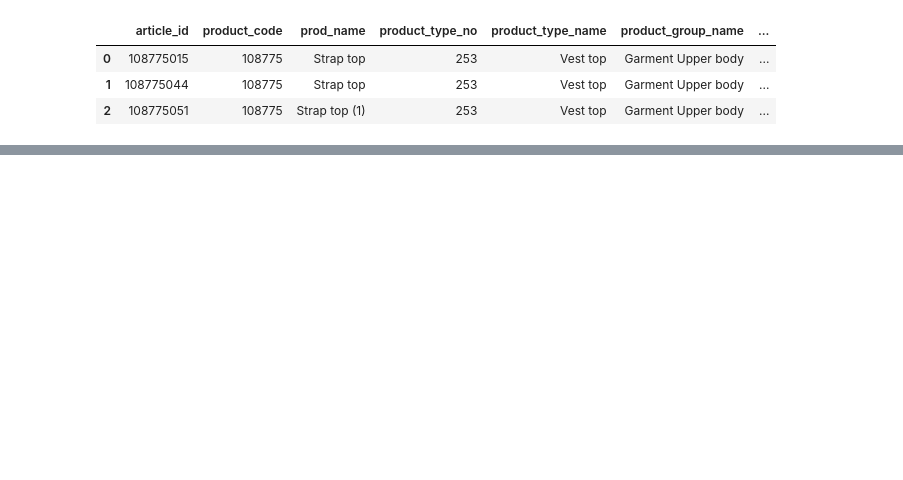
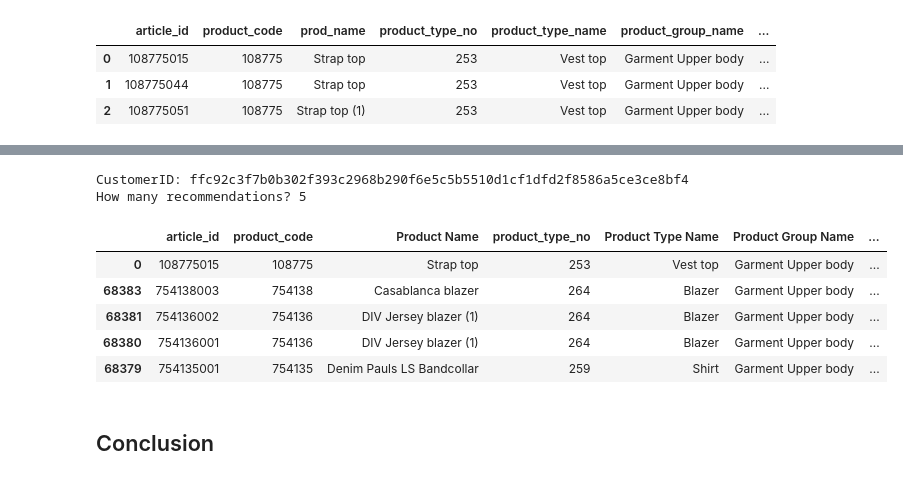
Before and after one commit to aliceagrawal/HM-Recommender-System-App, a Jupyter notebook: H&M-CollaborativeFilteringModeling.ipynb, the cells around one changed output, grey strips where cells are left out. Saved outputs shown, nothing was run; the diff lists cells and outputs as text; code cells hidden in the pictures; blank space fills up the shorter version.

```diff
--- a/H&M-CollaborativeFilteringModeling.ipynb
+++ b/H&M-CollaborativeFilteringModeling.ipynb
@@ -499,0 +486,17 @@ def generate_recommendation(user_id, model, metadata, thresh=4):
+# %%
+def customer_article_recommend():
+
+    user = input('CustomerID: ')
+    n_recs = int(input('How many recommendations? '))
+
+    have_bought = list(df_customer.loc[customer, 'article_id'])
+    not_bought = meta_articles.copy()
+    not_bought.drop(have_bought, inplace=True)
+    not_bought.reset_index(inplace=True)
+    not_bought['est_purchase'] = not_bought['article_id'].apply(lambda x: final_model.predict(customer, x).est)
+    not_bought.sort_values(by='est_purchase', ascending=False, inplace=True)
+
+    not_bought.rename(columns={'prod_name':'Product Name', 'author':'Author',
+                               'product_type_name':'Product Type Name', 'product_group_name':'Product Group Name',
+                               'index_group_name':'Index Group Name', 'garment_group_name ':'Garment Group Name'}, inplace=True)
+    return not_bought.head(n_recs)
@@ -499,0 +505,2 @@ def generate_recommendation(user_id, model, metadata, thresh=4):
+# %%
+pd.set_option('display.max_colwidth', None)
@@ -499,0 +516,13 @@ def generate_recommendation(user_id, model, metadata, thresh=4):
+# %%
+customer_article_recommend()
+# %% [output]
+CustomerID: ffc92c3f7b0b302f393c2968b290f6e5c5b5510d1cf1dfd2f8586a5ce3ce8bf4
+How many recommendations? 5
+|  | article_id | product_code | Product Name | product_type_no | Product Type Name | Product Group Name | ... |
+| 0 | 108775015 | 108775 | Strap top | 253 | Vest top | Garment Upper body | ... |
+| 68383 | 754138003 | 754138 | Casablanca blazer | 264 | Blazer | Garment Upper body | ... |
+| 68381 | 754136002 | 754136 | DIV Jersey blazer (1) | 264 | Blazer | Garment Upper body | ... |
+| 68380 | 754136001 | 754136 | DIV Jersey blazer (1) | 264 | Blazer | Garment Upper body | ... |
+| 68379 | 754135001 | 754135 | Denim Pauls LS Bandcollar | 259 | Shirt | Garment Upper body | ... |
+# %% [markdown]
+## Conclusion
```
Also changed, not shown: parts of 17 cells of this notebook, 8 other files.
